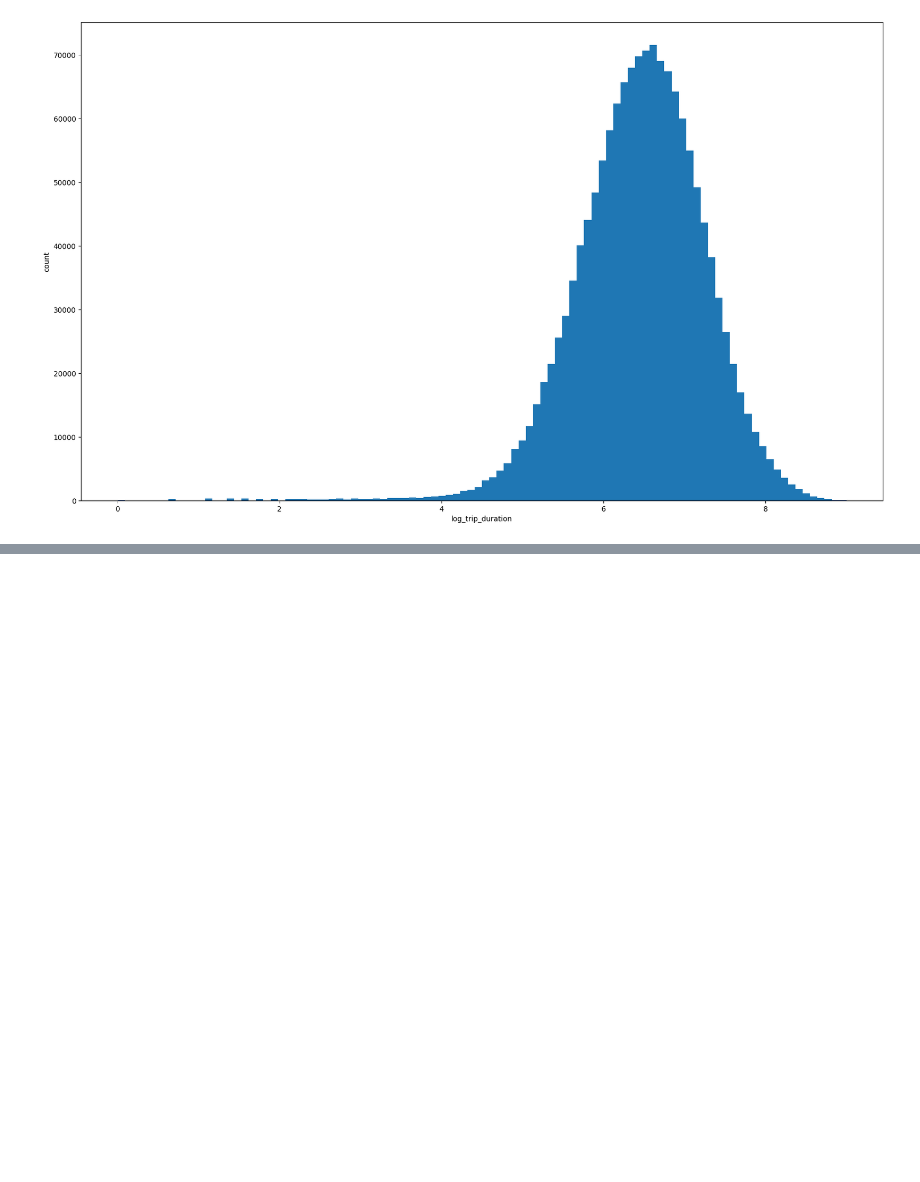
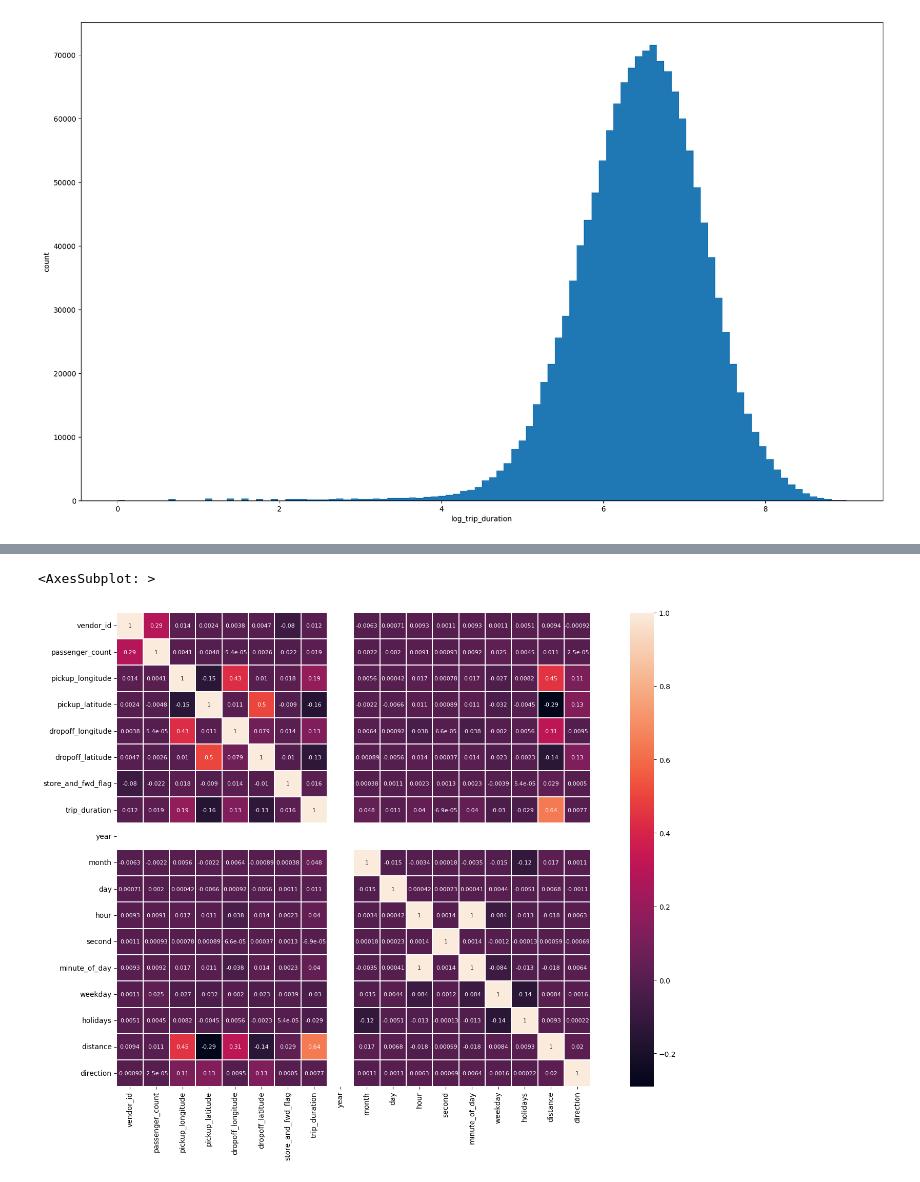
Before and after one commit to eddie030207/python-AI, a Jupyter notebook: New_York_City_Taxi_Trip_Duration/New_York_City_Taxi_Trip_Duration.ipynb, the cells around one changed output, grey strips where cells are left out. Cells and saved outputs as stored; diff of their text form; code cells hidden in the pictures; blank space fills up the shorter version.

```diff
--- a/New_York_City_Taxi_Trip_Duration/New_York_City_Taxi_Trip_Duration.ipynb
+++ b/New_York_City_Taxi_Trip_Duration/New_York_City_Taxi_Trip_Duration.ipynb
@@ -206,0 +334,8 @@ plt.show()
+# %%
+corr_train =  train.drop(['id', 'pickup_datetime', 'dropoff_datetime'], axis=1)
+# %%
+plt.figure(figsize=(20,12))
+sns.heatmap(corr_train.corr(), linewidths=0.1, vmax= 1.0, square=True, annot=True, annot_kws= {'size' : 8})
+# %% [output]
+<AxesSubplot: >
+[figure, added]
```
Also changed, not shown: parts of 22 cells of this notebook, 1 other file.
